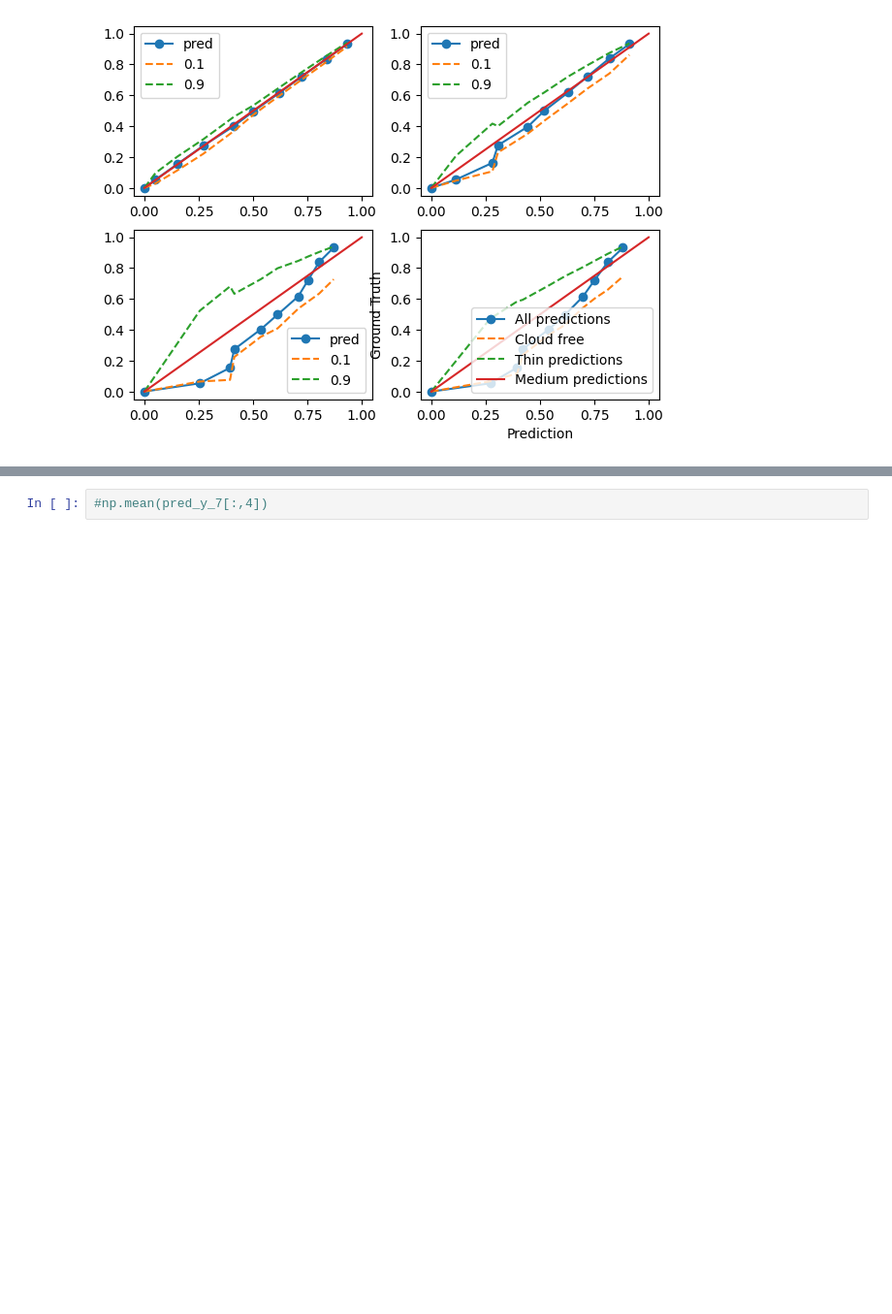
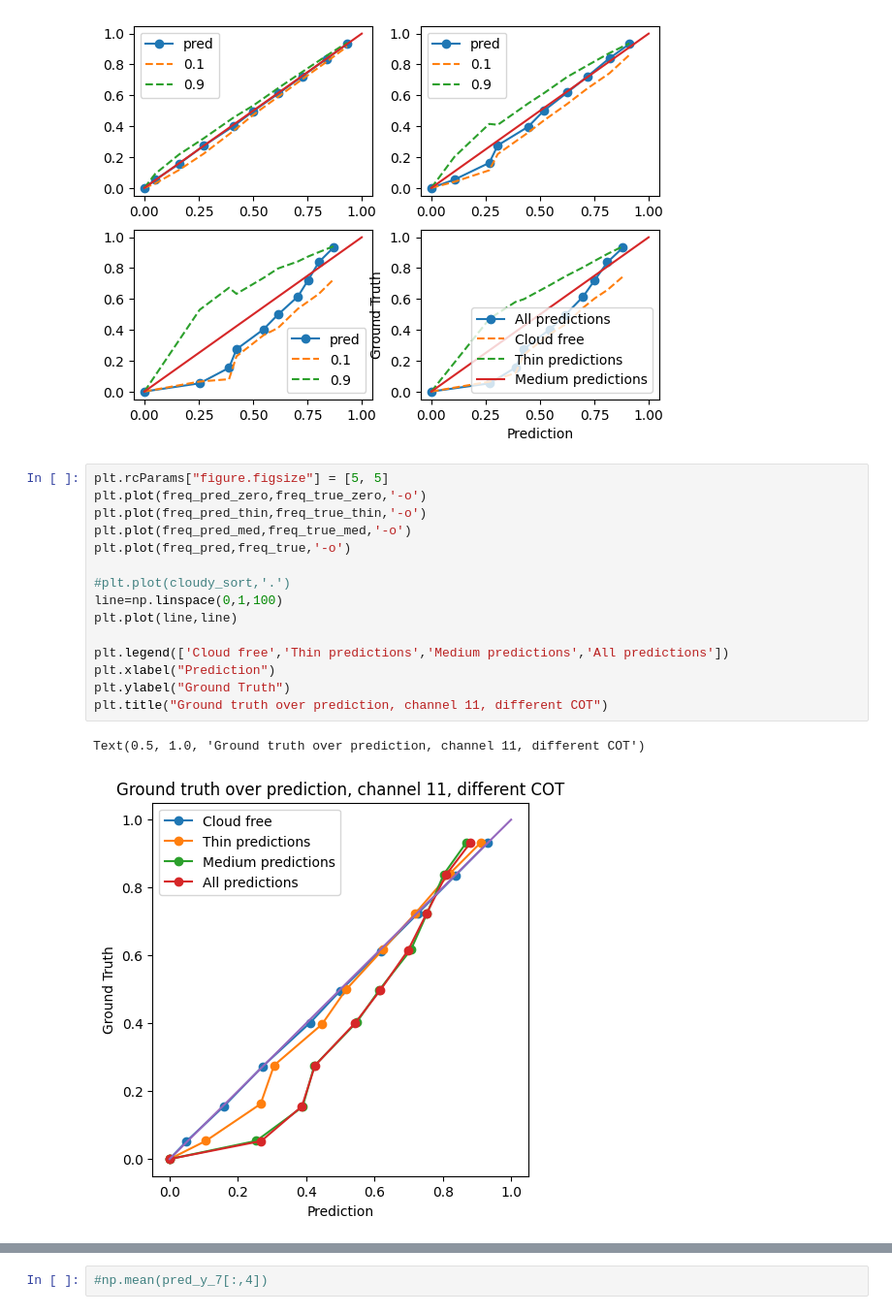
Before and after one commit to filipronn/SEEX30_Cloud_Fog, a Jupyter notebook: Cloud_rm/evaluate_model.ipynb, the cells around one changed output, grey strips where cells are left out. Shown at 97% size. Saved outputs shown, nothing was run; the diff lists cells and outputs as text; blank space fills up the shorter version.

```diff
--- a/Cloud_rm/evaluate_model.ipynb
+++ b/Cloud_rm/evaluate_model.ipynb
@@ -452,6 +468,24 @@ plt.ylabel("Ground Truth")
 # %% [output]
 Text(0, 0.5, 'Ground Truth')
 [figure]
+# %%
+plt.rcParams["figure.figsize"] = [5, 5]
+plt.plot(freq_pred_zero,freq_true_zero,'-o')
+plt.plot(freq_pred_thin,freq_true_thin,'-o')
+plt.plot(freq_pred_med,freq_true_med,'-o')
+plt.plot(freq_pred,freq_true,'-o')
+
+#plt.plot(cloudy_sort,'.')
+line=np.linspace(0,1,100)
+plt.plot(line,line)
+
+plt.legend(['Cloud free','Thin predictions','Medium predictions','All predictions'])
+plt.xlabel("Prediction")
+plt.ylabel("Ground Truth")
+plt.title("Ground truth over prediction, channel 11, different COT")
+# %% [output]
+Text(0.5, 1.0, 'Ground truth over prediction, channel 11, different COT')
+[figure, added]
 # %%
 plt.rcParams["figure.figsize"] = [5, 5]
 plt.hist(pred_y_11[:,0],bins=50)
```
Also changed, not shown: parts of 13 cells of this notebook, 5 other files.
